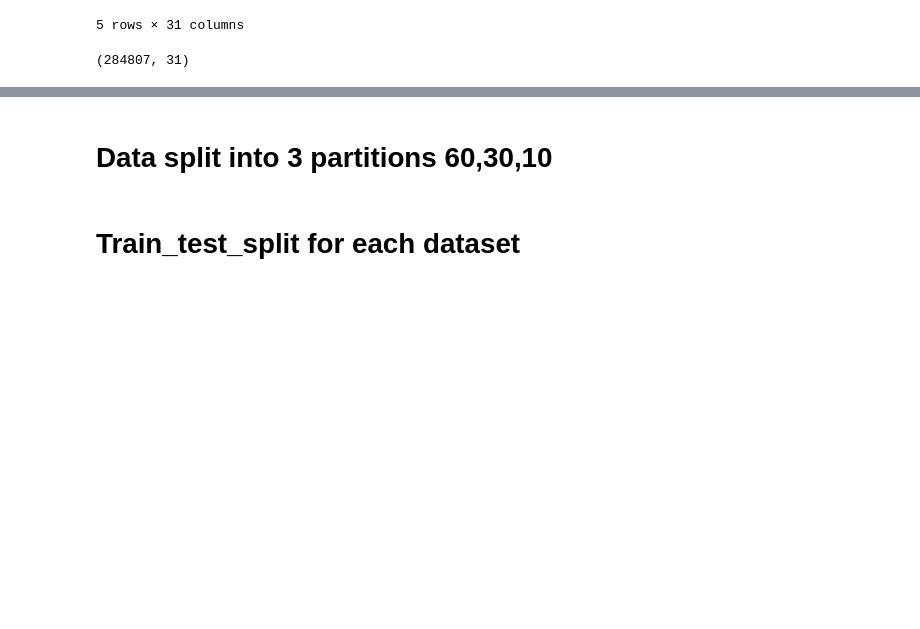
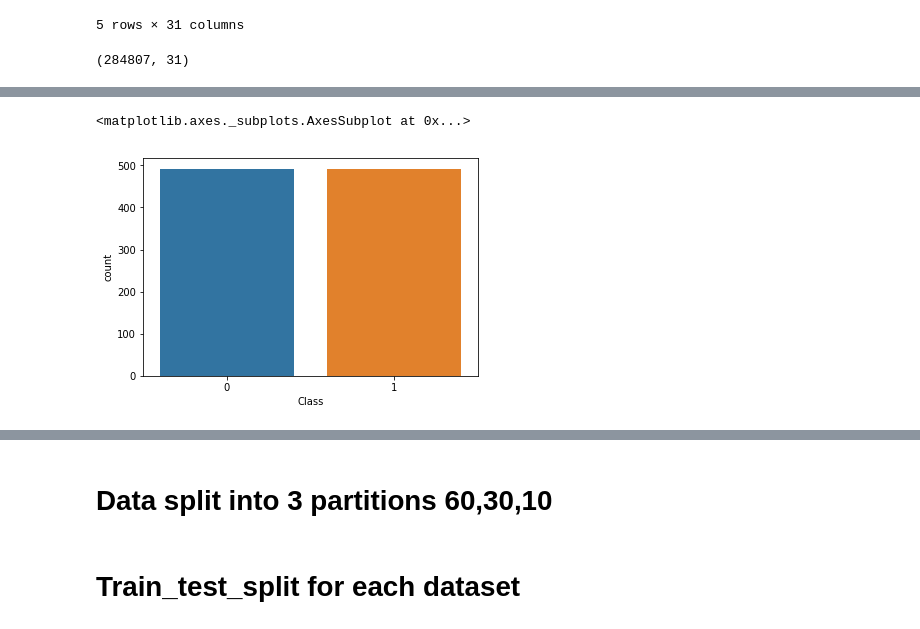
Before and after one commit to ritwikkanodia/Privacy-Preserving-Machine-Learning, a Jupyter notebook: Untitled.ipynb, the cells around one changed output, grey strips where cells are left out. Drawn from its saved outputs; the diff is of its cells as text; code cells hidden in the pictures; blank space fills up the shorter version.

```diff
--- a/Untitled.ipynb
+++ b/Untitled.ipynb
@@ -33,0 +54,17 @@ data['Class'].hist()
+# %%
+std_scaler = StandardScaler()
+rob_scaler = RobustScaler()
+# %%
+data['scaled_amount'] = rob_scaler.fit_transform(data['Amount'].values.reshape(-1,1))
+data['scaled_time'] = rob_scaler.fit_transform(data['Time'].values.reshape(-1,1))
+
+data.drop(['Time','Amount'], axis=1, inplace=True)
+# %%
+scaled_amount = data['scaled_amount']
+scaled_time = data['scaled_time']
+
+data.drop(['scaled_amount', 'scaled_time'], axis=1, inplace=True)
+data.insert(0, 'scaled_amount', scaled_amount)
+data.insert(1, 'scaled_time', scaled_time)
+
+data.head()
@@ -33,0 +79,13 @@ data['Class'].hist()
+# %%
+data = data.sample(frac=1)
+
+# amount of fraud classes 492 rows.
+fraud_data = data.loc[data['Class'] == 1]
+non_fraud_data = data.loc[data['Class'] == 0].sample(492)
+
+normal_distributed_data = pd.concat([fraud_data, non_fraud_data])
+
+# Shuffle dataframe rows
+new_data = normal_distributed_data.sample(frac=1, random_state=42)
+
+new_data.head()
@@ -33,0 +100,5 @@ data['Class'].hist()
+# %%
+sb.countplot(new_data['Class'])
+# %% [output]
+<matplotlib.axes._subplots.AxesSubplot at 0x...>
+[figure, added]
```
Also changed, not shown: parts of 37 cells of this notebook.
